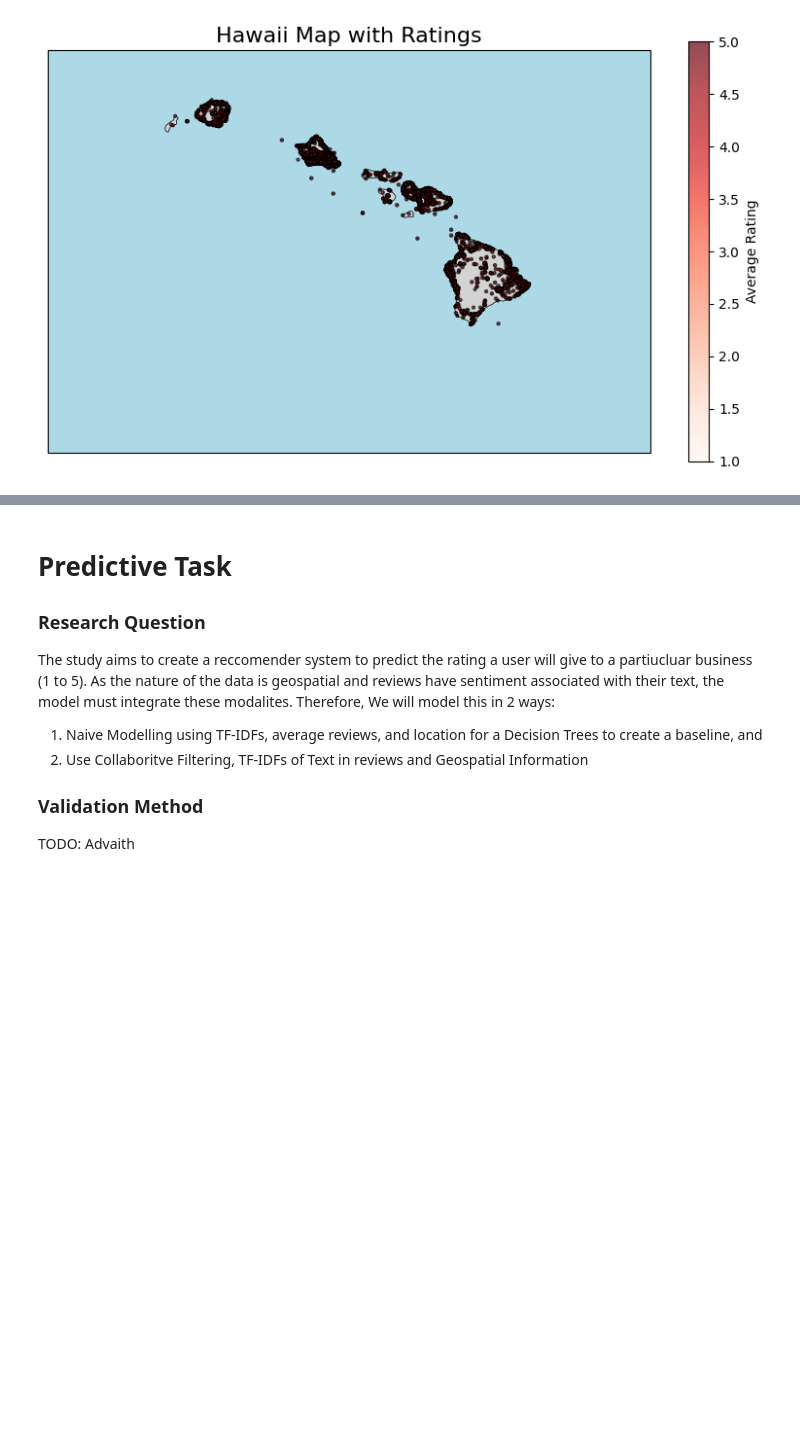
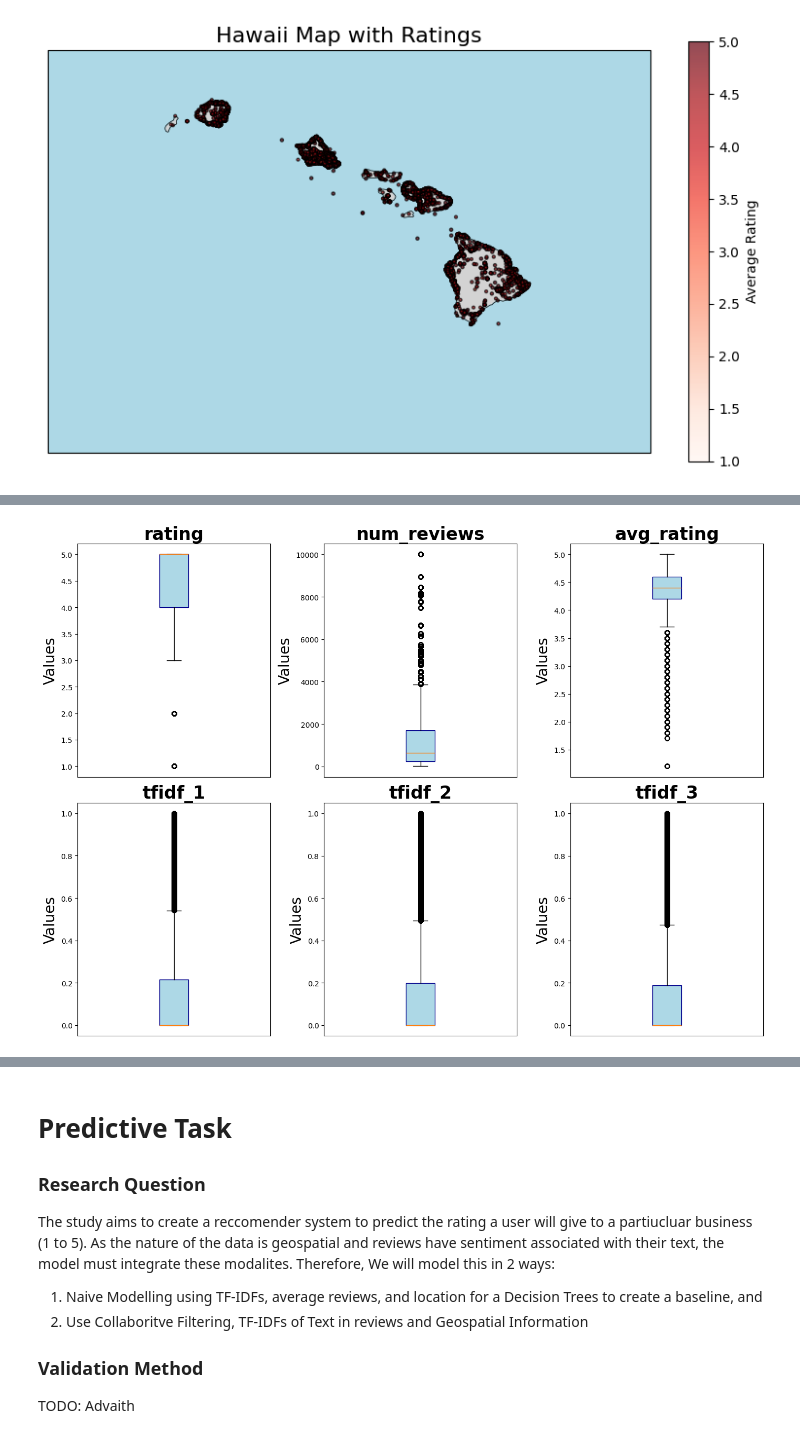
Before and after one commit to ArnavTalreja/Determining-factors-Influencing-Ratings-for-Consumer-Businesses, a Jupyter notebook: assignment2.ipynb, the cells around one changed output, grey strips where cells are left out. Cells and saved outputs as stored; diff of their text form; code cells hidden in the pictures; blank space fills up the shorter version.

```diff
--- a/assignment2.ipynb
+++ b/assignment2.ipynb
@@ -283,0 +333,25 @@ plot_hawaii_with_ratings(metadata)
+# %%
+# List of columns to plot
+columns_to_plot = ['rating', 'num_reviews', 'avg_rating', 'tfidf_1', 'tfidf_2', 'tfidf_3']
+
+data = data[
+    (data[['tfidf_1', 'tfidf_2', 'tfidf_3']] <= 1).all(axis=1)
+]
+
+# Create subplots
+num_features = len(columns_to_plot)
+
+# Create subplots in a 2x3 layout
+plt.figure(figsize=(14, 10))  # Adjusted to make the plot longer
+
+for i, column in enumerate(columns_to_plot, 1):
+    plt.subplot(2, 3, i)  # Arrange plots in 2 rows and 3 columns
+    plt.boxplot(data[column], vert=True, patch_artist=True, boxprops=dict(facecolor='lightblue', color='darkblue'))
+    plt.title(column, fontsize=24, fontweight='bold')
+    plt.ylabel("Values", fontsize=20)
+    plt.xticks([])  # Remove x-tick labels for clarity
+
+plt.tight_layout()
+plt.show()
+# %% [output]
+[figure, added]
```
Also changed, not shown: parts of 14 cells of this notebook, 5 other files.
